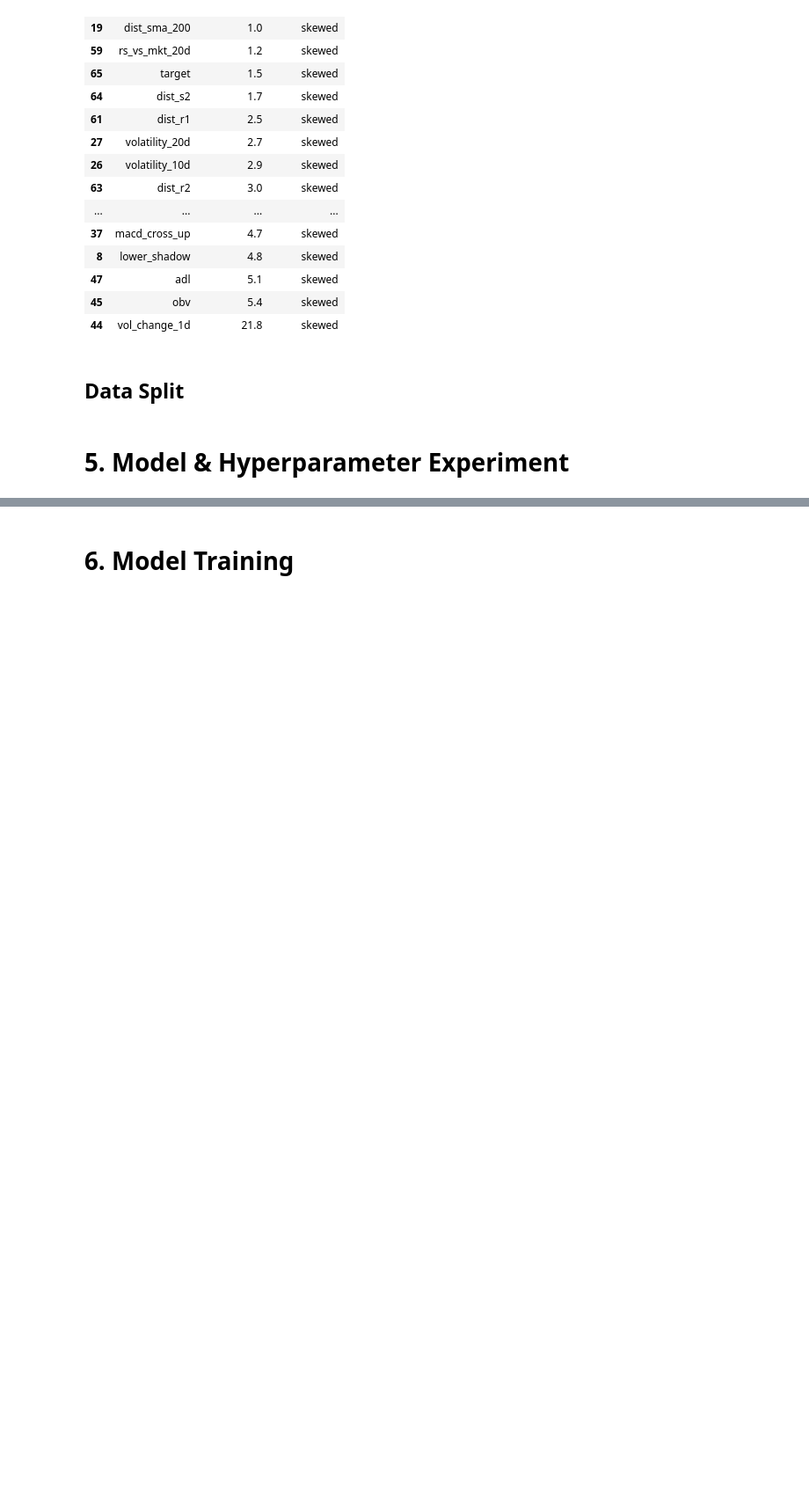
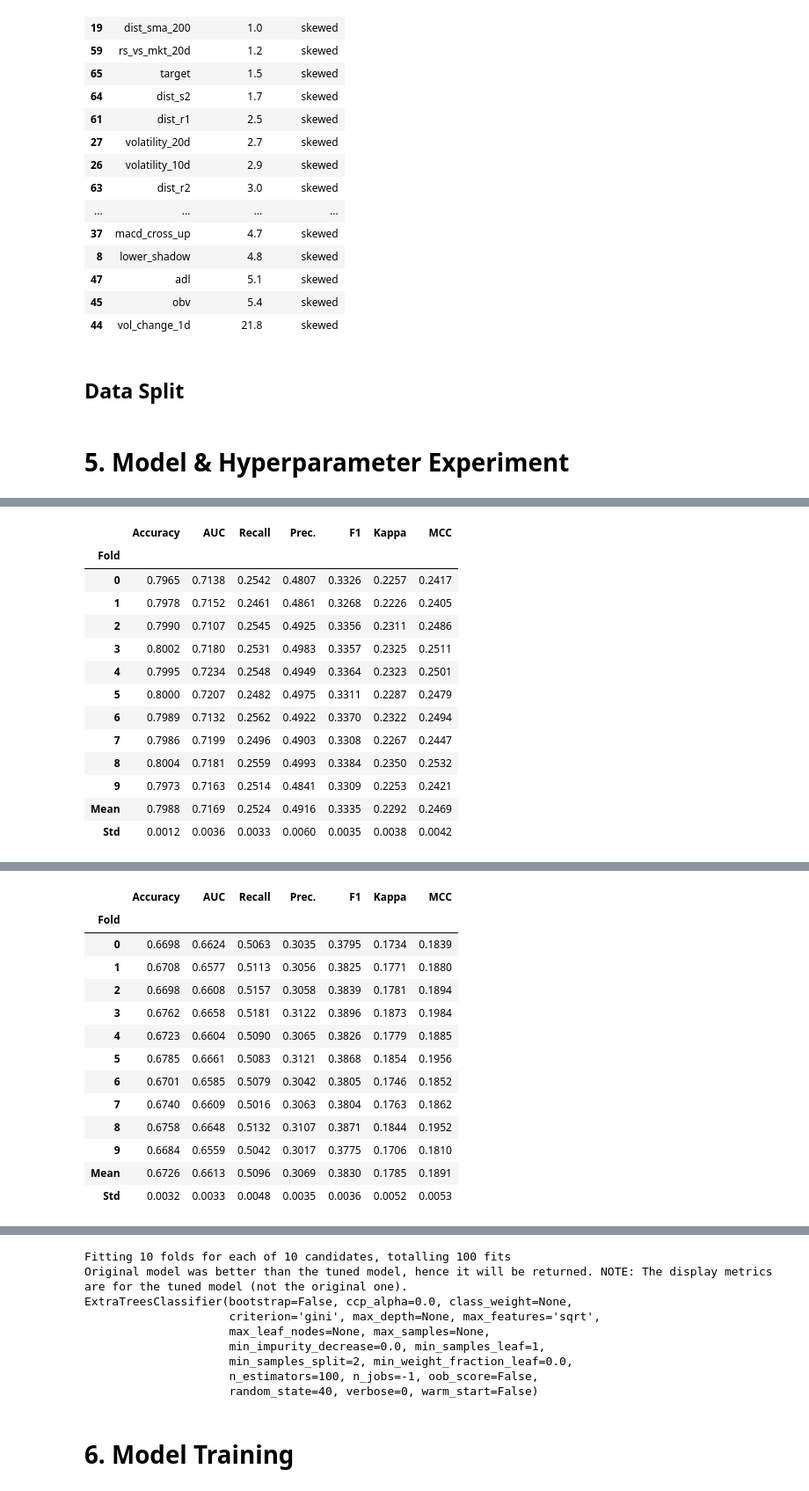
Before and after one commit to rifqi1609/Daily_DJIA_Stock_Monitoring, a Jupyter notebook: ml_model/model_building.ipynb, the cells around one changed output, grey strips where cells are left out. Shown at 88% size. Saved outputs shown, nothing was run; the diff lists cells and outputs as text; code cells hidden in the pictures; blank space fills up the shorter version.

```diff
--- a/ml_model/model_building.ipynb
+++ b/ml_model/model_building.ipynb
@@ -526,9 +568,10 @@ y_test = df_technicals[test_mask]['target']
 # %%
-# # Hyperparameter Tuning
-# tuned_model = create_model('et')
-# best_tuning = tune_model(
-#     tuned_model,
-#     optimize='Precision',
-#     n_iter=10
-# )
-# print(best_tuning)
+# Hyperparameter Tuning
+tuned_model = create_model('et', class_weight='balanced')
+best_tuning = tune_model(
+    tuned_model,
+    optimize='Precision',
+    n_iter=100
+)
+print(best_tuning)
+# %% [output]
@@ -534,0 +579,14 @@ y_test = df_technicals[test_mask]['target']
+|  | Accuracy | AUC | Recall | Prec. | F1 | Kappa | MCC |
+| Fold |  |  |  |  |  |  |  |
+| 0 | 0.7965 | 0.7138 | 0.2542 | 0.4807 | 0.3326 | 0.2257 | 0.2417 |
+| 1 | 0.7978 | 0.7152 | 0.2461 | 0.4861 | 0.3268 | 0.2226 | 0.2405 |
+| 2 | 0.7990 | 0.7107 | 0.2545 | 0.4925 | 0.3356 | 0.2311 | 0.2486 |
+| 3 | 0.8002 | 0.7180 | 0.2531 | 0.4983 | 0.3357 | 0.2325 | 0.2511 |
+| 4 | 0.7995 | 0.7234 | 0.2548 | 0.4949 | 0.3364 | 0.2323 | 0.2501 |
+| 5 | 0.8000 | 0.7207 | 0.2482 | 0.4975 | 0.3311 | 0.2287 | 0.2479 |
+| 6 | 0.7989 | 0.7132 | 0.2562 | 0.4922 | 0.3370 | 0.2322 | 0.2494 |
+| 7 | 0.7986 | 0.7199 | 0.2496 | 0.4903 | 0.3308 | 0.2267 | 0.2447 |
+| 8 | 0.8004 | 0.7181 | 0.2559 | 0.4993 | 0.3384 | 0.2350 | 0.2532 |
+| 9 | 0.7973 | 0.7163 | 0.2514 | 0.4841 | 0.3309 | 0.2253 | 0.2421 |
+| Mean | 0.7988 | 0.7169 | 0.2524 | 0.4916 | 0.3335 | 0.2292 | 0.2469 |
+| Std | 0.0012 | 0.0036 | 0.0033 | 0.0060 | 0.0035 | 0.0038 | 0.0042 |
@@ -534,0 +595,14 @@ y_test = df_technicals[test_mask]['target']
+|  | Accuracy | AUC | Recall | Prec. | F1 | Kappa | MCC |
+| Fold |  |  |  |  |  |  |  |
+| 0 | 0.6698 | 0.6624 | 0.5063 | 0.3035 | 0.3795 | 0.1734 | 0.1839 |
+| 1 | 0.6708 | 0.6577 | 0.5113 | 0.3056 | 0.3825 | 0.1771 | 0.1880 |
+| 2 | 0.6698 | 0.6608 | 0.5157 | 0.3058 | 0.3839 | 0.1781 | 0.1894 |
+| 3 | 0.6762 | 0.6658 | 0.5181 | 0.3122 | 0.3896 | 0.1873 | 0.1984 |
+| 4 | 0.6723 | 0.6604 | 0.5090 | 0.3065 | 0.3826 | 0.1779 | 0.1885 |
+| 5 | 0.6785 | 0.6661 | 0.5083 | 0.3121 | 0.3868 | 0.1854 | 0.1956 |
+| 6 | 0.6701 | 0.6585 | 0.5079 | 0.3042 | 0.3805 | 0.1746 | 0.1852 |
+| 7 | 0.6740 | 0.6609 | 0.5016 | 0.3063 | 0.3804 | 0.1763 | 0.1862 |
+| 8 | 0.6758 | 0.6648 | 0.5132 | 0.3107 | 0.3871 | 0.1844 | 0.1952 |
+| 9 | 0.6684 | 0.6559 | 0.5042 | 0.3017 | 0.3775 | 0.1706 | 0.1810 |
+| Mean | 0.6726 | 0.6613 | 0.5096 | 0.3069 | 0.3830 | 0.1785 | 0.1891 |
+| Std | 0.0032 | 0.0033 | 0.0048 | 0.0035 | 0.0036 | 0.0052 | 0.0053 |
@@ -535,3 +610,12 @@ y_test = df_technicals[test_mask]['target']
+Fitting 10 folds for each of 10 candidates, totalling 100 fits
+Original model was better than the tuned model, hence it will be returned. NOTE: The display metrics are for the tuned model (not the original one).
+ExtraTreesClassifier(bootstrap=False, ccp_alpha=0.0, class_weight=None,
+                     criterion='gini', max_depth=None, max_features='sqrt',
+                     max_leaf_nodes=None, max_samples=None,
+                     min_impurity_decrease=0.0, min_samples_leaf=1,
+                     min_samples_split=2, min_weight_fraction_leaf=0.0,
+                     n_estimators=100, n_jobs=-1, oob_score=False,
+                     random_state=40, verbose=0, warm_start=False)
 # %% [markdown]
 # 6. Model Training
 # %%
```
Also changed, not shown: parts of 13 cells of this notebook, 16 other files.
